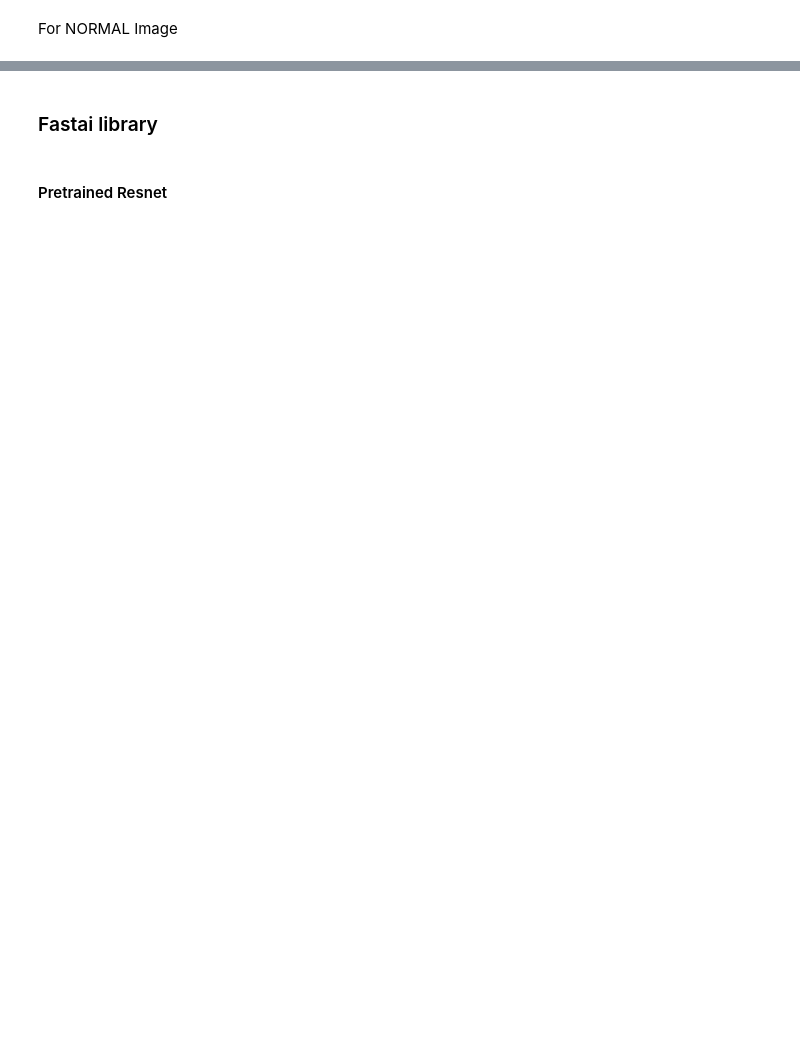
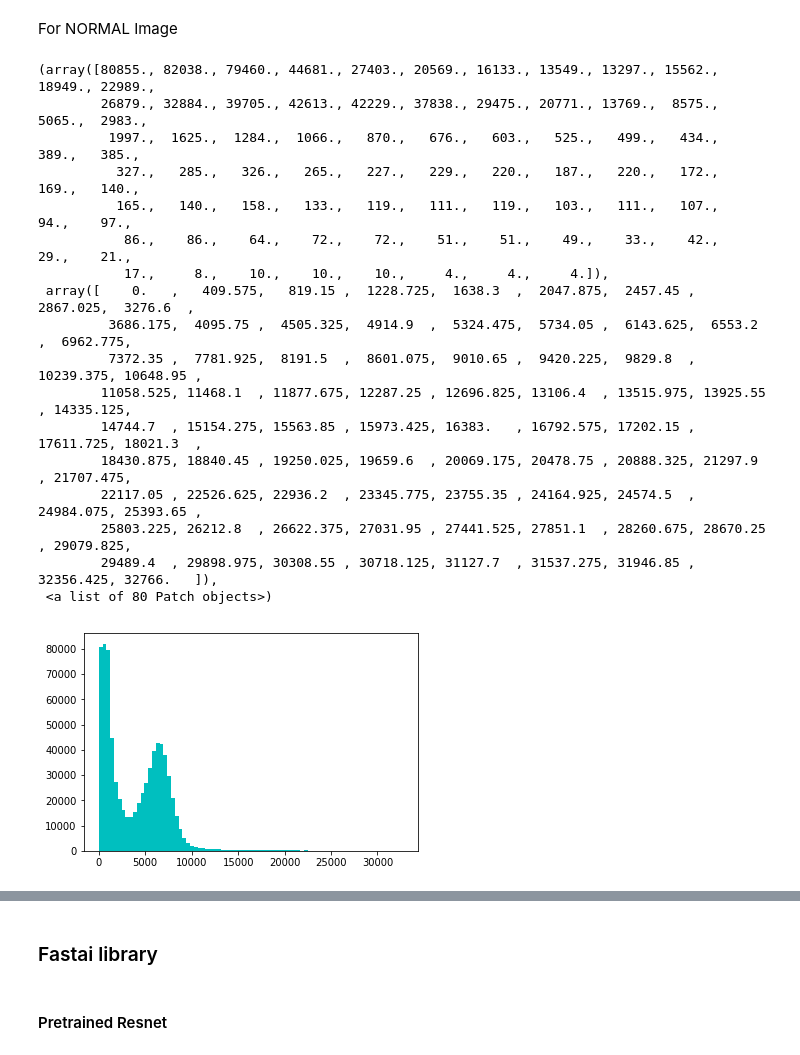
Before and after one commit to macsermkiat/PPMI, a Jupyter notebook: 2D,3D_SPECT_Classify_PD_all_slides.ipynb, the cells around one changed output, grey strips where cells are left out. Saved outputs shown, nothing was run; the diff lists cells and outputs as text; code cells hidden in the pictures; blank space fills up the shorter version.

```diff
--- a/2D,3D_SPECT_Classify_PD_all_slides.ipynb
+++ b/2D,3D_SPECT_Classify_PD_all_slides.ipynb
@@ -39,5 +152,7 @@ df1to4 = pd.read_csv('comandfile.csv')
 # %%
 df1to4 = df1to4[~df1to4.TOTAL3.isnull()]
+# %%
+df1to4 = df1to4[~df1to4.Filenames.isnull()]
 # %%
 df1to4.any().isnull()
 # %% [output]
@@ -108,0 +223,21 @@ ds = pydicom.read_file(str(SPECTPATH / lstFilesDCM_train[0]))
+# %%
+plt.hist(ds.flatten(), bins=80, color='c')
+# %% [output]
+(array([80855., 82038., 79460., 44681., 27403., 20569., 16133., 13549., 13297., 15562., 18949., 22989.,
+        26879., 32884., 39705., 42613., 42229., 37838., 29475., 20771., 13769.,  8575.,  5065.,  2983.,
+         1997.,  1625.,  1284.,  1066.,   870.,   676.,   603.,   525.,   499.,   434.,   389.,   385.,
+          327.,   285.,   326.,   265.,   227.,   229.,   220.,   187.,   220.,   172.,   169.,   140.,
+          165.,   140.,   158.,   133.,   119.,   111.,   119.,   103.,   111.,   107.,    94.,    97.,
+           86.,    86.,    64.,    72.,    72.,    51.,    51.,    49.,    33.,    42.,    29.,    21.,
+           17.,     8.,    10.,    10.,    10.,     4.,     4.,     4.]),
+ array([    0.   ,   409.575,   819.15 ,  1228.725,  1638.3  ,  2047.875,  2457.45 ,  2867.025,  3276.6  ,
+         3686.175,  4095.75 ,  4505.325,  4914.9  ,  5324.475,  5734.05 ,  6143.625,  6553.2  ,  6962.775,
+         7372.35 ,  7781.925,  8191.5  ,  8601.075,  9010.65 ,  9420.225,  9829.8  , 10239.375, 10648.95 ,
+        11058.525, 11468.1  , 11877.675, 12287.25 , 12696.825, 13106.4  , 13515.975, 13925.55 , 14335.125,
+        14744.7  , 15154.275, 15563.85 , 15973.425, 16383.   , 16792.575, 17202.15 , 17611.725, 18021.3  ,
+        18430.875, 18840.45 , 19250.025, 19659.6  , 20069.175, 20478.75 , 20888.325, 21297.9  , 21707.475,
+        22117.05 , 22526.625, 22936.2  , 23345.775, 23755.35 , 24164.925, 24574.5  , 24984.075, 25393.65 ,
+        25803.225, 26212.8  , 26622.375, 27031.95 , 27441.525, 27851.1  , 28260.675, 28670.25 , 29079.825,
+        29489.4  , 29898.975, 30308.55 , 30718.125, 31127.7  , 31537.275, 31946.85 , 32356.425, 32766.   ]),
+ <a list of 80 Patch objects>)
+[figure, added]
```
Also changed, not shown: parts of 61 cells of this notebook, 6 other files.
